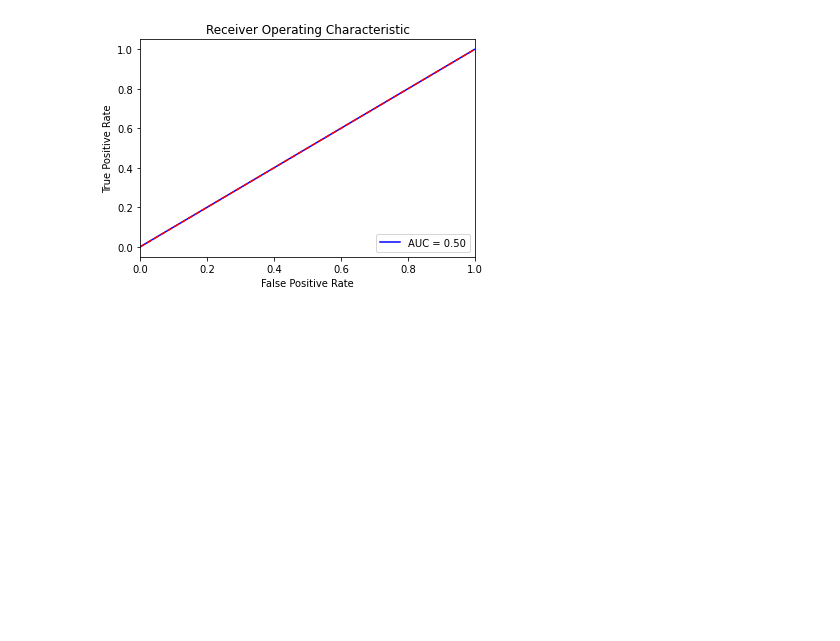
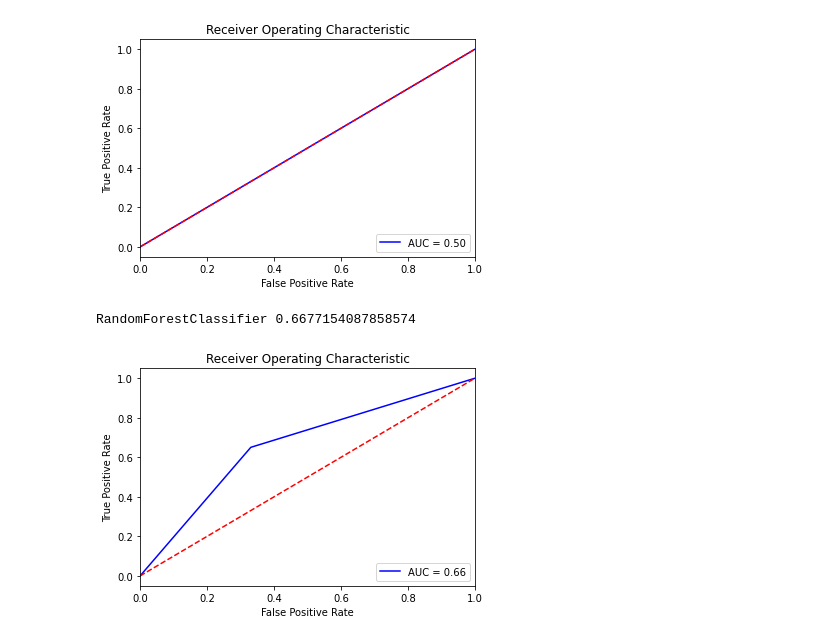
Before and after one commit to tuedoan569/Home-Credit-Default-Risk, a Jupyter notebook: Home Credit Default Risk.ipynb, the cells around one changed output. Saved outputs shown, nothing was run; the diff lists cells and outputs as text; code cells hidden in the pictures; blank space fills up the shorter version.

```diff
--- a/Home Credit Default Risk.ipynb
+++ b/Home Credit Default Risk.ipynb
@@ -272,8 +470,10 @@ train.drop(['AVG_EXT'], axis = 1)   # let's not make AVG_EXT a feature - it will
+# %%
+imputed_train = imputed_train.drop(cf, axis=1)
 # %% [markdown]
 ## Split data into train data and test data
 # %%
-y = train['TARGET'].values
-X_train, X_valid, y_train, y_valid = train_test_split(train.drop(['TARGET', 'SK_ID_CURR'], axis = 1), y, stratify = y, test_size=0.8, random_state=1)
+y = imputed_train['TARGET'].values
+X_train, X_valid, y_train, y_valid = train_test_split(imputed_train.drop(['TARGET', 'SK_ID_CURR'], axis = 1), y, stratify = y, test_size=0.8, random_state=1)
 print('Shape of X_train:',X_train.shape)
 print('Shape of y_train:',y_train.shape)
 print('Shape of X_valid:',X_valid.shape)
@@ -490,3 +632,45 @@ plt.xlabel('False Positive Rate')
 plt.show()
 # %% [output]
 [figure]
+# %%
+clf = RandomForestClassifier(
+    n_estimators=50,
+    criterion='gini',
+    max_depth=5,
+    min_samples_split=2,
+    min_samples_leaf=1,
+    min_weight_fraction_leaf=0.0,
+    max_features='auto',
+    max_leaf_nodes=None,
+    min_impurity_decrease=0.0,
+    bootstrap=True,
+    oob_score=False,
+    n_jobs=-1,
+    random_state=0,
+    verbose=0,
+    warm_start=False,
+    class_weight='balanced'
+)
+
+clf.fit(X_train, y_train)
+predictions_rf = clf.predict(X_valid)
+print("RandomForestClassifier", accuracy_score(y_valid, predictions_rf))
+# %% [output]
+RandomForestClassifier 0.6677154087858574
+# %%
+# ROC Curve - RandomForestClassifier
+
+fpr, tpr, threshold = metrics.roc_curve(y_valid, predictions_rf)
+roc_auc = metrics.auc(fpr, tpr)
+
+plt.title('Receiver Operating Characteristic')
+plt.plot(fpr, tpr, 'b', label='AUC = %0.2f' % roc_auc)
+plt.legend(loc = 'lower right')
+plt.plot([0, 1], [0, 1], 'r--')
+plt.xlim([0, 1])
+plt.xlim([0, 1])
+plt.ylabel('True Positive Rate')
+plt.xlabel('False Positive Rate')
+plt.show()
+# %% [output]
+[figure, added]
```
Also changed, not shown: parts of 70 cells of this notebook.
